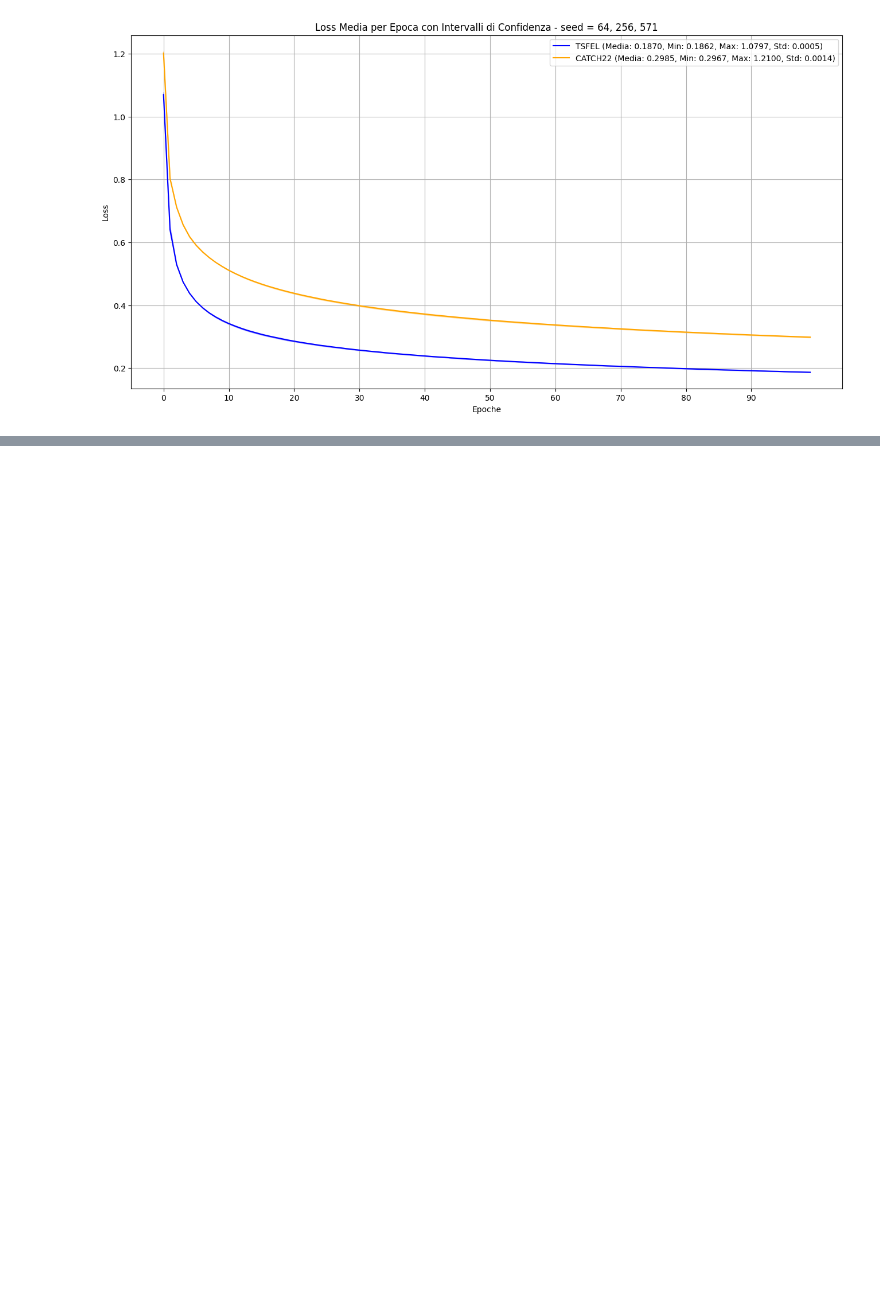
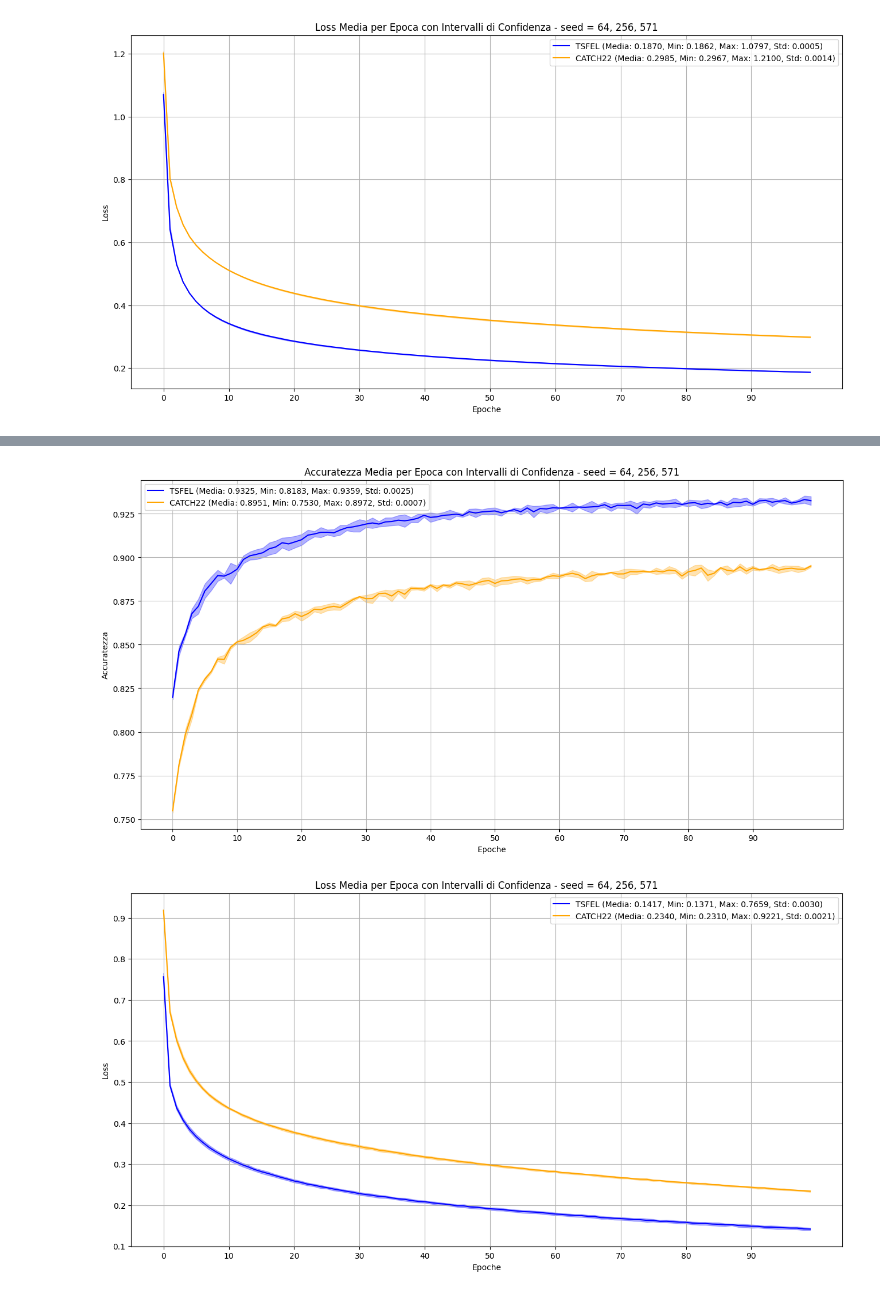
Before and after one commit to MarzioDellaBosca/AI-HAR-Applications, a Jupyter notebook: ProgettoApplicazioniIA.ipynb, the cells around one changed output, grey strips where cells are left out. Saved outputs shown, nothing was run; the diff lists cells and outputs as text; code cells hidden in the pictures; blank space fills up the shorter version.

```diff
--- a/ProgettoApplicazioniIA.ipynb
+++ b/ProgettoApplicazioniIA.ipynb
@@ -294,28 +300,3 @@ print("Indici dei NaN in tsfel:", nan_indices_tsfel)
-# %%
-# Trova gli indici con NaN in catch22 e tsfel
-nan_indices_catch22 = np.where(np.isnan(catch22).any(axis=1))[0]
-nan_indices_tsfel = np.where(np.isnan(tsfel).any(axis=1))[0]
-
-# Unione degli indici da rimuovere
-indices_to_remove = np.union1d(nan_indices_catch22, nan_indices_tsfel)
-
-# Rimuovi gli indici da catch22, tsfel e y
-catch22 = np.delete(catch22, indices_to_remove, axis=0)
-tsfel = np.delete(tsfel, indices_to_remove, axis=0)
-y = np.delete(y, indices_to_remove, axis=0)
-
-# Stampa le nuove shape per verifica
-print(f"Shape catch22 dopo rimozione: {catch22.shape}")
-print(f"Shape tsfel dopo rimozione: {tsfel.shape}")
-print(f"Shape labels dopo rimozione: {y.shape}")
-
-# Trova gli indici dei valori NaN in catch22
-nan_indices_catch22 = np.where(np.isnan(catch22))
-print("Indici dei NaN in catch22:", nan_indices_catch22)
-
-# Trova gli indici dei valori NaN in tsfel
-nan_indices_tsfel = np.where(np.isnan(tsfel))
-print("Indici dei NaN in tsfel:", nan_indices_tsfel)
 # %%
 # Controlla la distribuzione originale delle classi
 print("Distribuzione originale delle classi:", Counter(y))
@@ -694,0 +660,5 @@ Loss massima: 0.9021, epoca: 1
+# %%
+plot_results(acc_tsfel, acc_catch22, loss_tsfel, loss_catch22, n_epoche)
+# %% [output]
+[figure, added]
+[figure, added]
```
Also changed, not shown: parts of 11 cells of this notebook, 1 other file.
